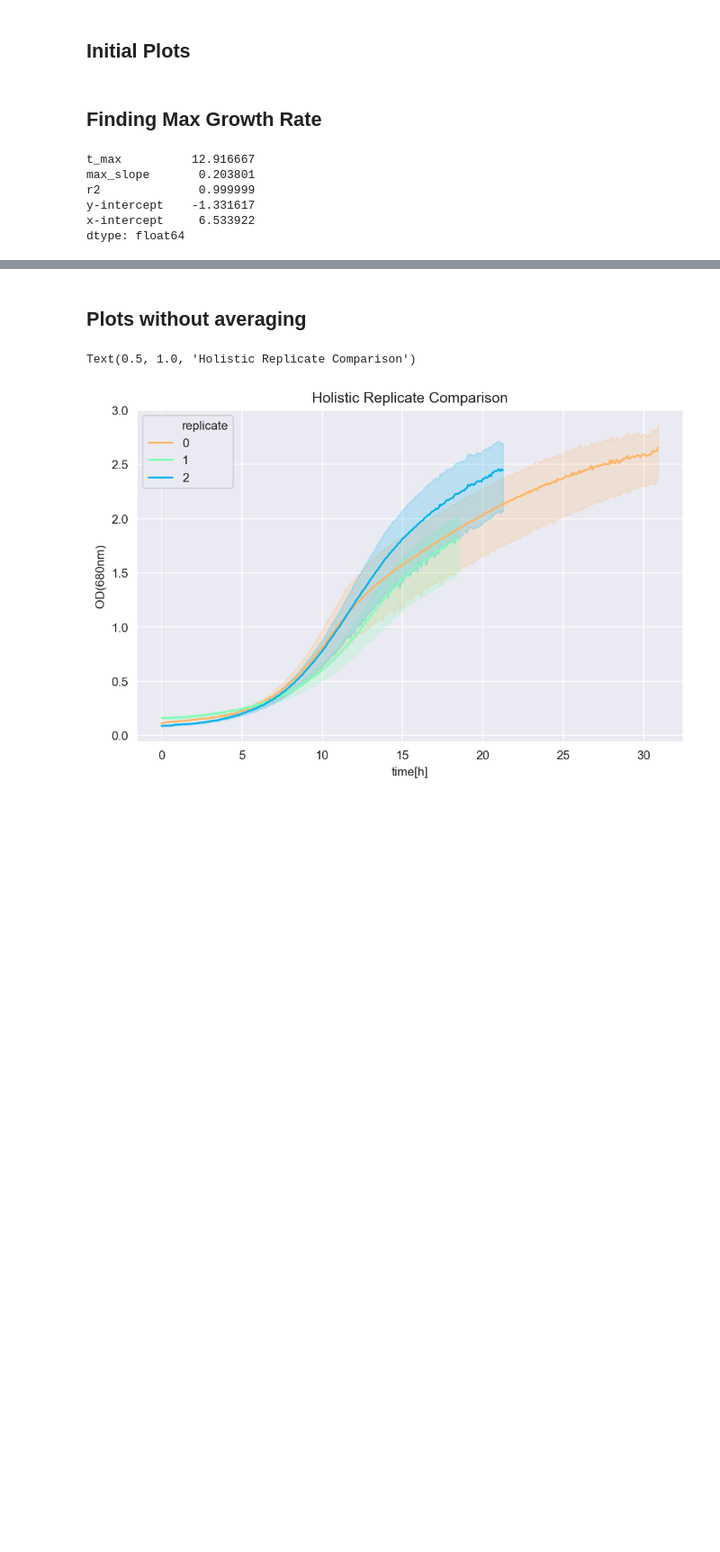
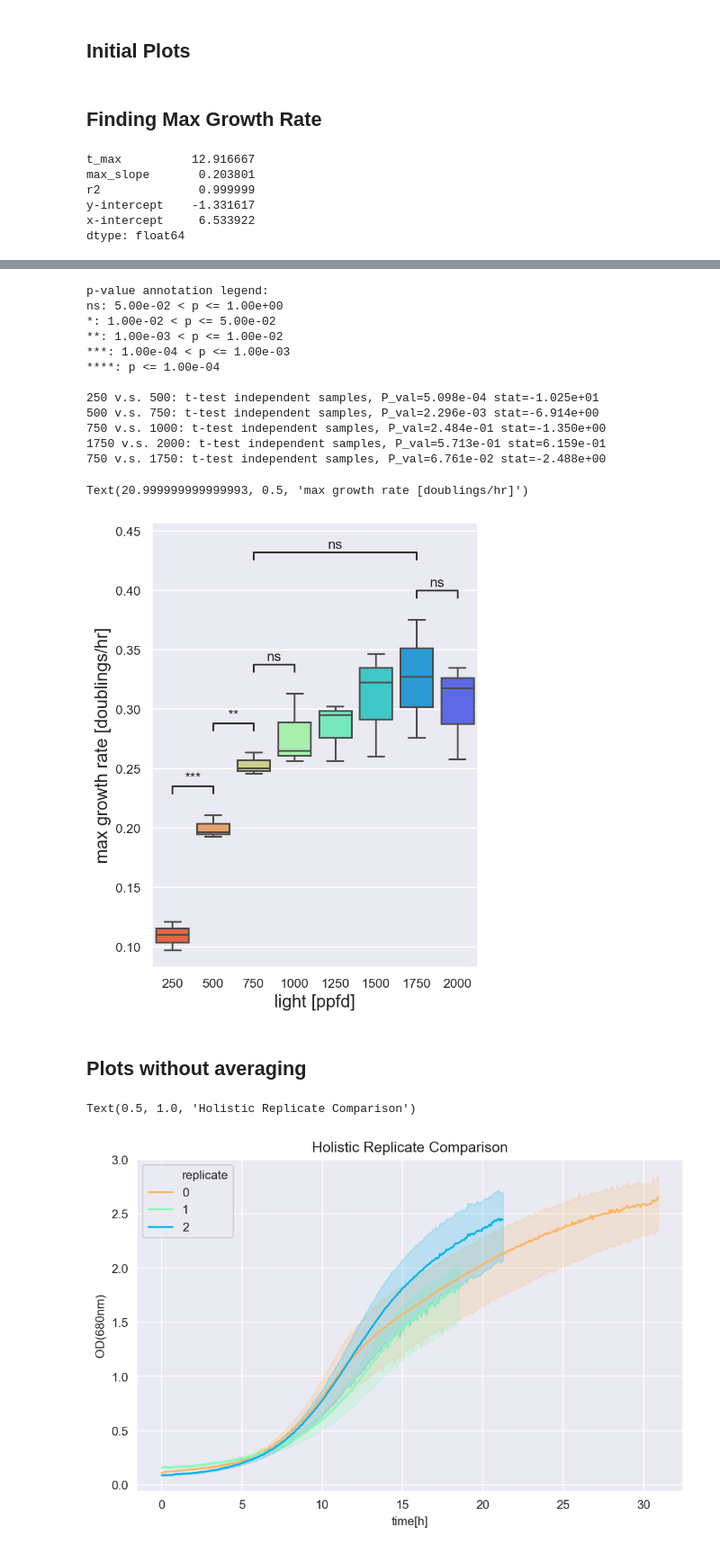
Before and after one commit to nb-e/growth-curve-analysis, a Jupyter notebook: 12.14.20 Analysis.ipynb, the cells around one changed output, grey strips where cells are left out. Shown at 90% size. Drawn from its saved outputs; the diff is of its cells as text; code cells hidden in the pictures; blank space fills up the shorter version.

Commit message:
max growth plot and t-test

```diff
--- a/12.14.20 Analysis.ipynb
+++ b/12.14.20 Analysis.ipynb
@@ -18,10 +21,12 @@ lightname = "light"
 lightunit = "ppfd"
 timename = "time[s]"
 hourname = "time[h]"
+maxname = "max growth rate [doublings/hr]"
 odtype = "680" # which OD to use
 odname = "OD("+odtype+"nm)"
 filetype = '.csv'
 lightcons = 8 #number of different light conditions used
+repnum = 3 #number of replicates
 
 cols = [timename,250,500,750,1000,1250,1500,1750,2000,"replicate"]
 colnames = []
@@ -131,13 +136,13 @@ for rep in replicates_wide:
         replength = length
 reps = []
 for rep in replicates_wide:
-    short_rep = rep.iloc[:replength].reset_index(drop=True) #shorten and reset index
+    short_rep = rep.iloc[:replength].reset_index(drop=True).drop(columns="replicate") #shorten and reset index
 #     print(short_rep.tail())
     reps.append(short_rep)
 
 # finding average and standard deviation at each time point and each light value
-mean_od_df = pd.concat(reps).groupby(level=0).mean().drop(columns="replicate")
-std_od_df = pd.concat(reps).groupby(level=0).std().drop(columns="replicate")
+mean_od_df = pd.concat(reps).groupby(level=0).mean()
+std_od_df = pd.concat(reps).groupby(level=0).std()
 std_od_df[hourname] = mean_od_df[hourname]
 mean_od_df
 # %% [output]
@@ -238,3 +243,25 @@ r2              0.999999
 y-intercept    -1.331617
 x-intercept     6.533922
 dtype: float64
+# %%
+repname = "replicate"
+max_growth = {lightname:[], maxname:[],repname:[]}
+timepoints = reps[0][hourname].values
+lightvals = []
+maxes = []
+for colname,coldata in reps[0].iteritems():
+    if colname == hourname:
+        continue
+    name = int(colname[len(odname):])
+    for i,rep in enumerate(reps):
+        column = rep[colname].values
+        max_slope = find_max_slope(column,timepoints,5)["max_slope"]
+
+        max_growth[lightname].append(name)
+        max_growth[maxname].append(max_slope)
+        max_growth[repname].append(i)
+max_growth = pd.DataFrame(max_growth) #long format
+max_growth_wide = max_growth.pivot_table(index=repname, #wide format
+                                         columns=lightname,values=maxname)
+# max_growth[maxname] = max_growth[maxname].apply(lambda x: np.log(2)/x) #ln(2)/x
+max_growth
@@ -241,3 +286,27 @@ dtype: float64
+# %%
+plt.figure(figsize=(5,7), dpi=150)
+palette = sns.color_palette("rainbow_r", lightcons)
+ax = sns.boxplot(x=lightname, y=maxname,palette=palette,data=max_growth)
+add_stat_annotation(ax, data=max_growth, x=lightname, y=maxname,
+                    box_pairs=[(250, 500), (500,750), (750,1000),(750,1750),(1750,2000)],
+                    test='t-test_ind', text_format='star', loc='inside', comparisons_correction=None, verbose=2)
+ax.set_xlabel(lightname+' [ppfd]',fontsize=15)
+ax.set_ylabel(maxname,fontsize=15)
+# %% [output]
+p-value annotation legend:
+ns: 5.00e-02 < p <= 1.00e+00
+*: 1.00e-02 < p <= 5.00e-02
+**: 1.00e-03 < p <= 1.00e-02
+***: 1.00e-04 < p <= 1.00e-03
+****: p <= 1.00e-04
+
+250 v.s. 500: t-test independent samples, P_val=5.098e-04 stat=-1.025e+01
+500 v.s. 750: t-test independent samples, P_val=2.296e-03 stat=-6.914e+00
+750 v.s. 1000: t-test independent samples, P_val=2.484e-01 stat=-1.350e+00
+1750 v.s. 2000: t-test independent samples, P_val=5.713e-01 stat=6.159e-01
+750 v.s. 1750: t-test independent samples, P_val=6.761e-02 stat=-2.488e+00
+Text(20.999999999999993, 0.5, 'max growth rate [doublings/hr]')
+[figure, added]
 # %% [markdown]
 ## Plots without averaging
 # %%
```
Also changed, not shown: parts of 2 cells of this notebook, 2 other files.
